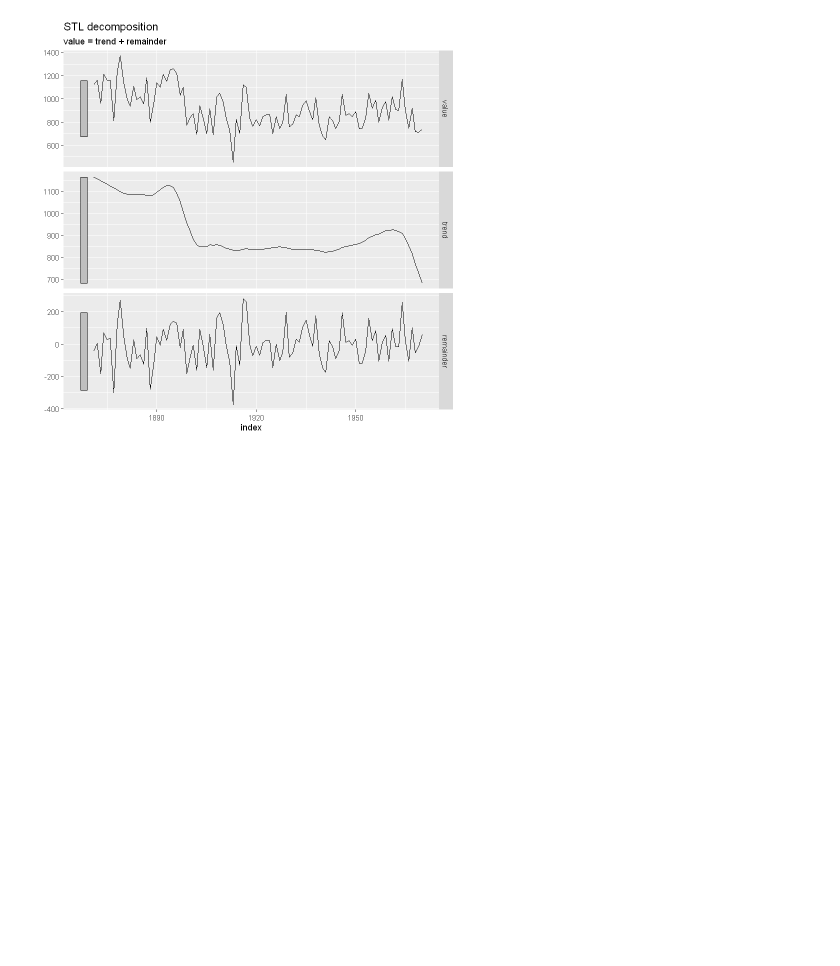
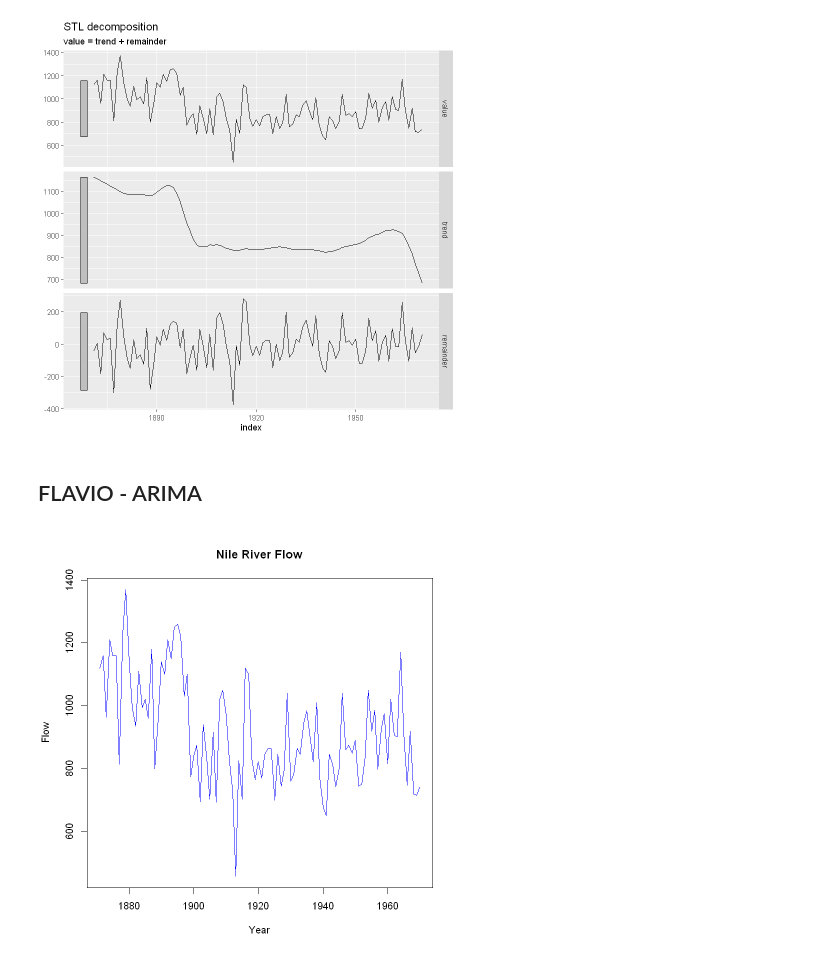
Before and after one commit to moh8dhia/nile-time-series, a Jupyter notebook: nile.ipynb, the cells around one changed output. Drawn from its saved outputs; the diff is of its cells as text; code cells hidden in the pictures; blank space fills up the shorter version.

Commit message:
Add Arima - change fix

```diff
--- a/nile.ipynb
+++ b/nile.ipynb
@@ -151,3 +183,18 @@ nile_ts %>%
   autoplot()
 # %% [output]
 [figure]
+# %% [markdown]
+## FLAVIO - ARIMA
+# %%
+# Charger le dataset Nile
+data(Nile)
+
+# Afficher le graphique
+plot(Nile,
+     main = "Nile River Flow",
+     ylab = "Flow",
+     xlab = "Year",
+     col = "blue",
+     type = "l")
+# %% [output]
+[figure, added]
```
Also changed, not shown: parts of 22 cells of this notebook.
